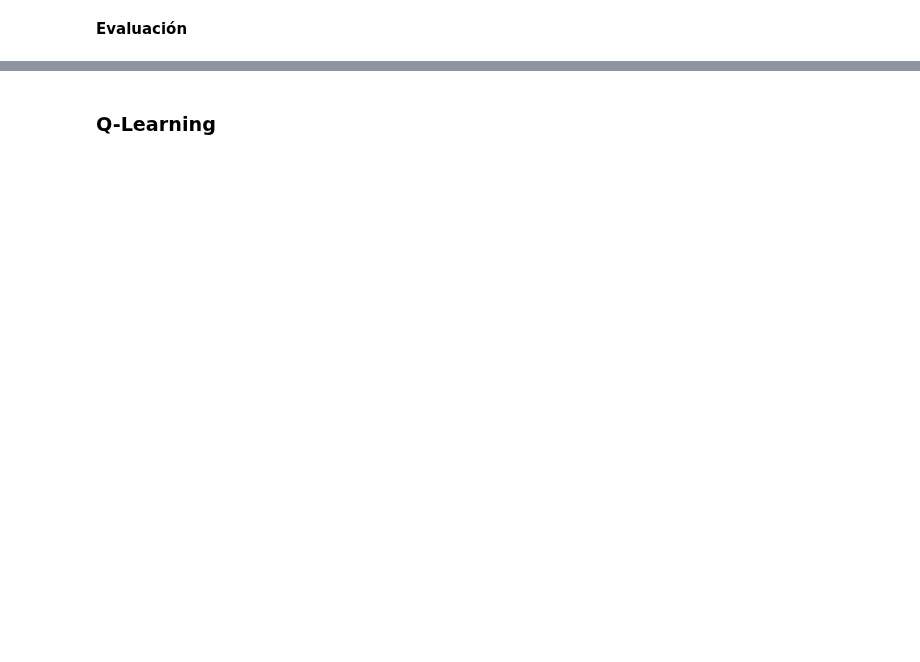
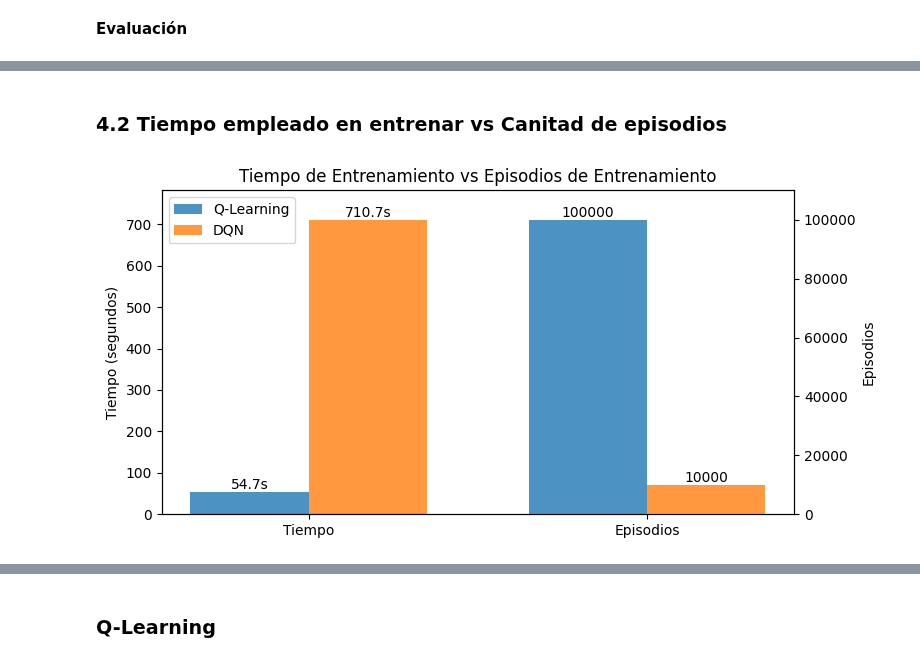
Before and after one commit to facuguisande/AA25, a Jupyter notebook: tarea2/FrozenGymQLAndDQN_Tarea.ipynb, the cells around one changed output, grey strips where cells are left out. Cells and saved outputs as stored; diff of their text form; code cells hidden in the pictures; blank space fills up the shorter version.

```diff
--- a/tarea2/FrozenGymQLAndDQN_Tarea.ipynb
+++ b/tarea2/FrozenGymQLAndDQN_Tarea.ipynb
@@ -844,0 +884,49 @@ print(tabla_opt.to_string(index=False))
+# %% [markdown]
+### 4.2 Tiempo empleado en entrenar vs Canitad de episodios
+# %%
+# Gráfica con dos ejes Y
+fig, ax1 = plt.subplots(figsize=(8, 4))
+
+# Posiciones de las barras
+x = np.arange(2)  # 0: Tiempo, 1: Episodios
+ancho = 0.35
+
+# Barras para Q-Learning (eje izquierdo - tiempo)
+valores_ql_tiempo = [t_ql_opt, 0]  # Solo tiempo en eje izquierdo
+b1_tiempo = ax1.bar(x[0] - ancho/2, t_ql_opt, ancho, label='Q-Learning', alpha=0.8, color='tab:blue')
+
+# Barras para DQN (eje izquierdo - tiempo)
+b2_tiempo = ax1.bar(x[0] + ancho/2, t_dqn_opt, ancho, label='DQN', alpha=0.8, color='tab:orange')
+
+ax1.set_ylabel('Tiempo (segundos)', color='black')
+ax1.set_ylim(0, max(t_ql_opt, t_dqn_opt) * 1.1)
+
+# Añadir valores en las barras de tiempo
+for barra in [b1_tiempo, b2_tiempo]:
+    altura = barra[0].get_height()
+    ax1.text(barra[0].get_x() + barra[0].get_width()/2, altura, f'{altura:.1f}s',
+            ha='center', va='bottom')
+
+# Barras de episodios (eje derecho)
+ax2 = ax1.twinx()
+b1_episodios = ax2.bar(x[1] - ancho/2, num_episodios_ql, ancho, alpha=0.8, color='tab:blue')
+b2_episodios = ax2.bar(x[1] + ancho/2, num_episodios_dqn, ancho, alpha=0.8, color='tab:orange')
+
+ax2.set_ylabel('Episodios', color='black')
+ax2.set_ylim(0, max(num_episodios_ql, num_episodios_dqn) * 1.1)
+
+# Añadir valores en las barras de episodios
+for barra in [b1_episodios, b2_episodios]:
+    altura = barra[0].get_height()
+    ax2.text(barra[0].get_x() + barra[0].get_width()/2, altura, f'{int(altura)}',
+            ha='center', va='bottom')
+
+# Configuración final
+ax1.set_xticks(x)
+ax1.set_xticklabels(['Tiempo', 'Episodios'])
+ax1.legend(loc='upper left')
+ax1.set_title('Tiempo de Entrenamiento vs Episodios de Entrenamiento')
+plt.tight_layout()
+plt.show()
+# %% [output]
+[figure, added]
```
Also changed, not shown: parts of 24 cells of this notebook.
